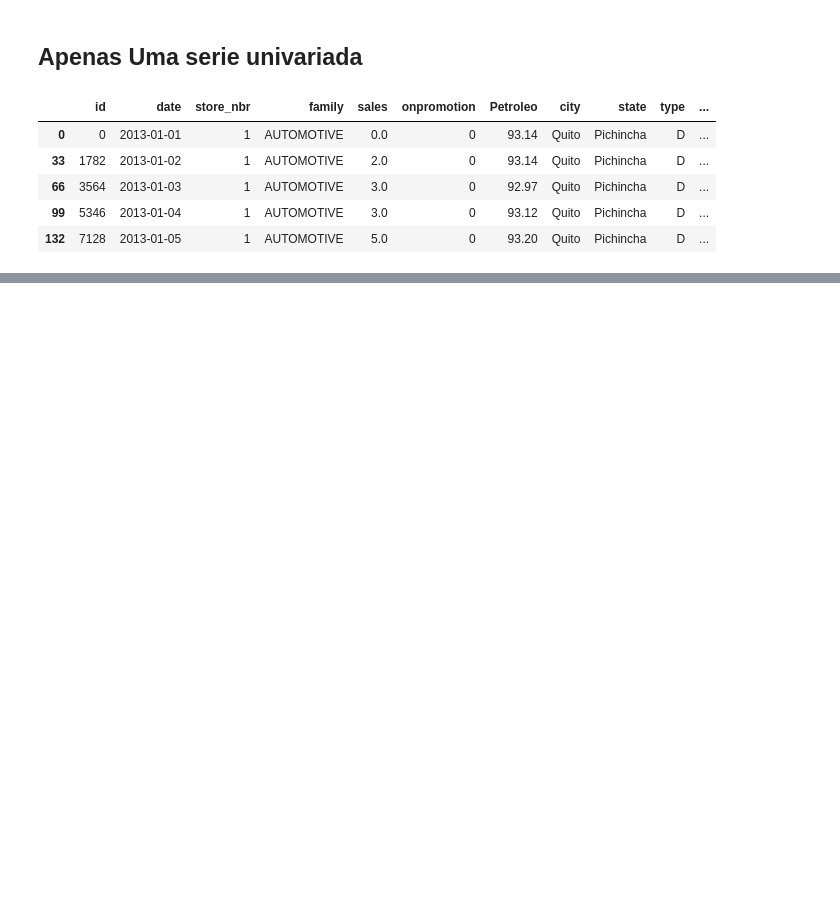
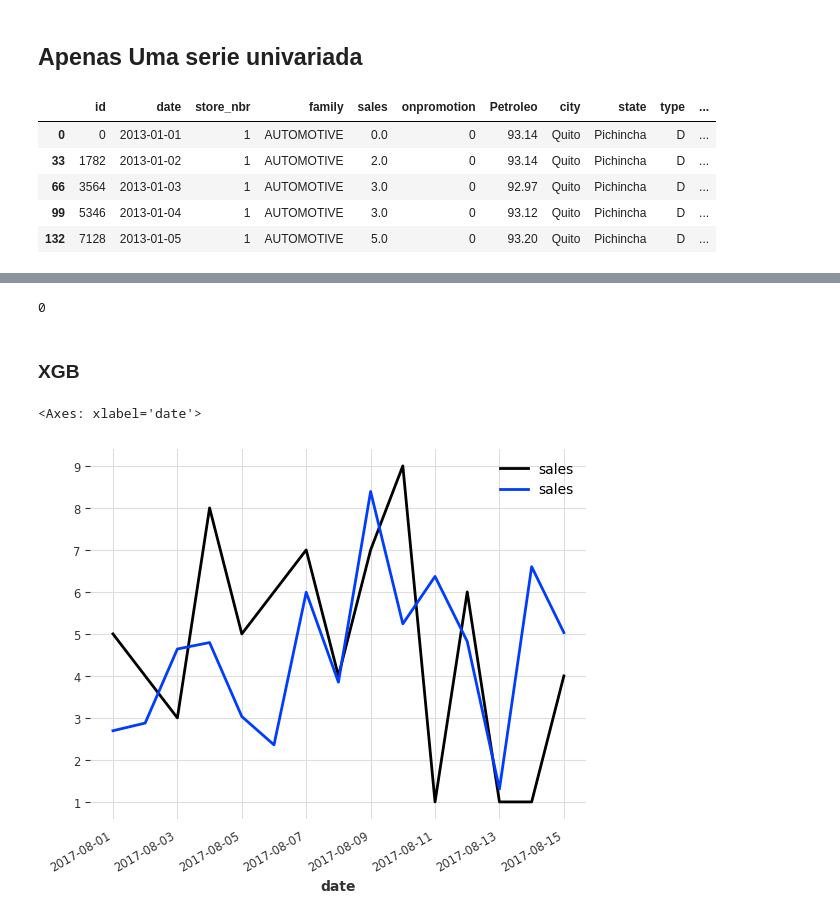
Before and after one commit to FelipeMP94/Time-Series-Forcasting, a Jupyter notebook: Time series Forcasting.ipynb, the cells around one changed output, grey strips where cells are left out. Saved outputs shown, nothing was run; the diff lists cells and outputs as text; code cells hidden in the pictures; blank space fills up the shorter version.

```diff
--- a/Time series Forcasting.ipynb
+++ b/Time series Forcasting.ipynb
@@ -109,8 +130,7 @@ train_serie1.head()
 | 132 | 7128 | 2013-01-05 | 1 | AUTOMOTIVE | 5.0 | 0 | 93.20 | Quito | Pichincha | D | ... |
 # %%
 train_serie1['date'] = pd.to_datetime(train_serie1['date'] )
-train_serie1['index'] = [x for x in np.arange(len(train_serie1))]
-train_serie1 = train_serie1.set_index('index')
+train_serie1 = train_serie1.set_index('date')
 petrol = train_serie1['Petroleo']
 # %% [output]
 A value is trying to be set on a copy of a slice from a DataFrame.
@@ -213,0 +146,42 @@ train_Y.head(15)
+# %%
+from darts import TimeSeries
+Validacao= TimeSeries.from_dataframe(train_Y,
+                            value_cols = 'sales',
+                            fill_missing_dates=True, )
+# %%
+train_X['sales'].isnull().sum()
+# %% [output]
+0
+# %% [markdown]
+### XGB
+# %%
+from darts.models import XGBModel
+
+
+petrol_cotation = TimeSeries.from_series(petrol,fill_missing_dates=True)
+
+
+serie_L1_automotive = TimeSeries.from_dataframe(train_X,
+                                                value_cols = 'sales',
+                                                fill_missing_dates=True,
+                                                fillna_value=0)
+
+t1 = serie_L1_automotive.add_datetime_attribute('weekday')
+
+
+model = XGBModel(
+    lags=15,
+    lags_future_covariates=[0,1,2,3,4,5,6,7,8,9,10,11,12,13,14],
+    output_chunk_length=15,
+)
+
+
+
+model.fit(serie_L1_automotive,future_covariates=petrol_cotation)
+pred = model.predict(15)
+# %%
+Validacao.plot()
+pred.plot()
+# %% [output]
+<Axes: xlabel='date'>
+[figure, added]
```
Also changed, not shown: parts of 20 cells of this notebook.
